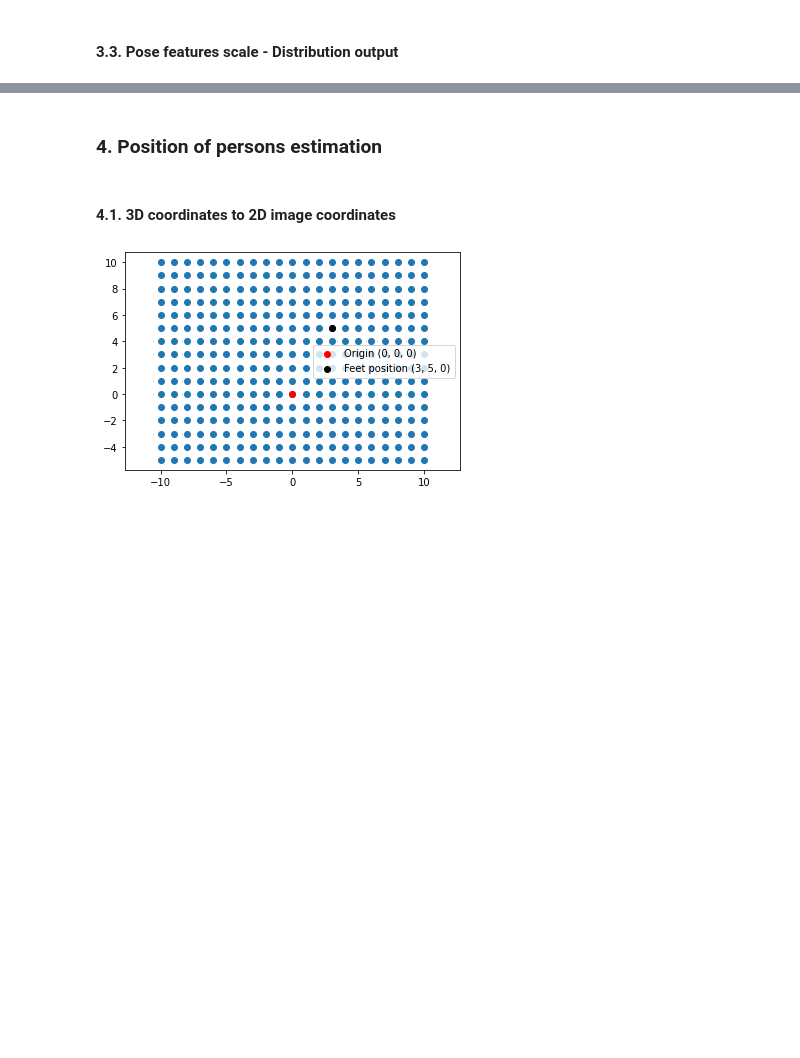
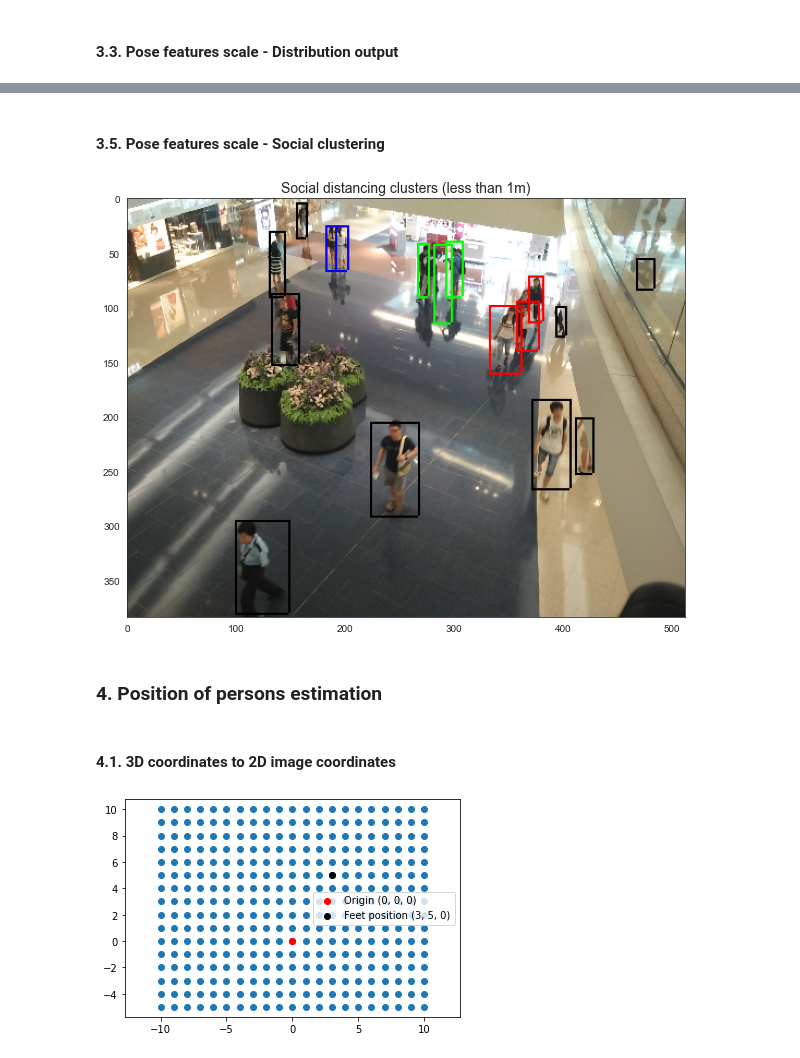
Before and after one commit to biantongfei/GDP_group5, a Jupyter notebook: notebooks/03_VS_Distance_and_position_estimation.ipynb, the cells around one changed output, grey strips where cells are left out. Cells and saved outputs as stored; diff of their text form; code cells hidden in the pictures; blank space fills up the shorter version.

```diff
--- a/notebooks/03_VS_Distance_and_position_estimation.ipynb
+++ b/notebooks/03_VS_Distance_and_position_estimation.ipynb
@@ -574,3 +576,57 @@ plt.show()
+# %% [markdown]
+#### 3.5. Pose features scale - Social clustering
+# %%
+colors = [[255, 0, 0, 255], [0, 255, 0, 255], [0, 0, 255, 255],
+          [255, 255, 0, 255], [255, 0, 255, 255], [0, 255, 255, 255],
+          [255, 255, 255], [0, 0, 0, 255]]
+
+mat = d_matrix.copy()
+mat[np.isnan(mat)] = 0
+
+# DBSCAN clustering analysis
+dist_max = 1 # two persons close to less than this distance are whithin the same cluster
+db = DBSCAN(eps=dist_max, min_samples=2, metric="precomputed").fit(mat)
+
+# Show the image with the reference
+img_array = skimage.io.imread(os.path.join(IMAGE_DIR, image_files[img_index]))
+plt.figure(figsize=(10,8))
+
+# Get all bounding boxes for the example image and remove bad elements (for img_index = 35)
+bboxes = alphap_results.loc[alphap_results['image_id'] == example_img]['box'].apply(np.array).iloc[[i for i in range(len(keypoints)) if i not in [17]]]
+
+# Stack our seperate arrays into one large 2d array
+bboxes = np.stack(bboxes, axis=0)
+
+# Find number of boxes for given image
+num_boxes = bboxes.shape[0]
+
+# Convert bboxes to integers (if not already)
+bboxes = bboxes.astype(int)
+
+t = 2 # tickness
+
+# Iterate through boxes
+for i in range(num_boxes):
+    # Get social distancing respect label
+    label = colors[db.labels_[i]]
+
+    # Get coords for current box
+    x_min, y_min, w, h = bboxes[i]
+
+    # Find xmax & ymax for easier plotting
+    x_max, y_max = x_min + w, y_min + h
+
+    # Plot bbox on image with desired thickness
+    img_array[y_min:y_min + t, x_min:x_max] = label
+    img_array[y_max:y_max + t, x_min:x_max] = label
+    img_array[y_min:y_max, x_min:x_min + t] = label
+    img_array[y_min:y_max, x_max:x_max + t] = label
+
+plt.imshow(img_array)
+plt.title(f'Social distancing clusters (less than {dist_max}m)', fontsize=14)
+plt.show()
+# %% [output]
+[figure, added]
 # %% [markdown]
 ### 4. Position of persons estimation
 # %% [markdown]
```
Also changed, not shown: parts of 13 cells of this notebook.
